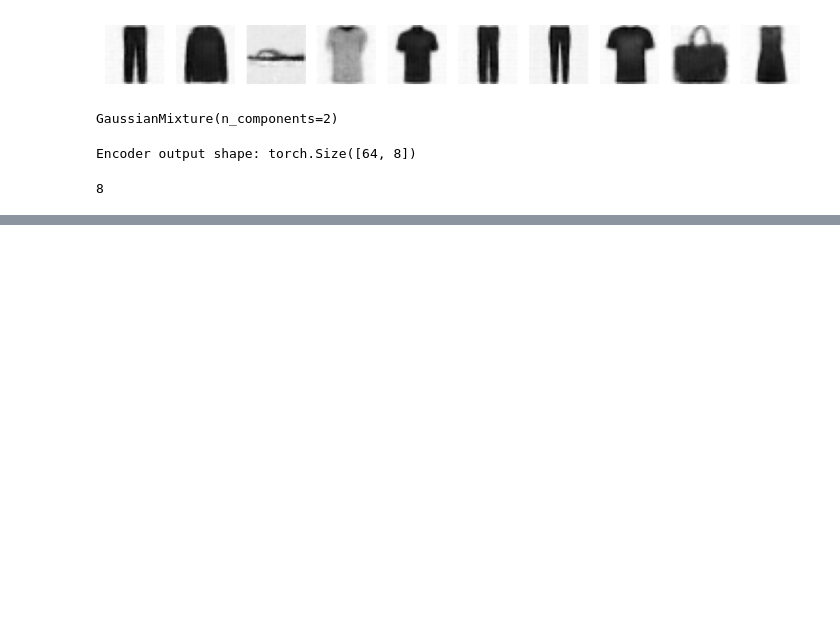
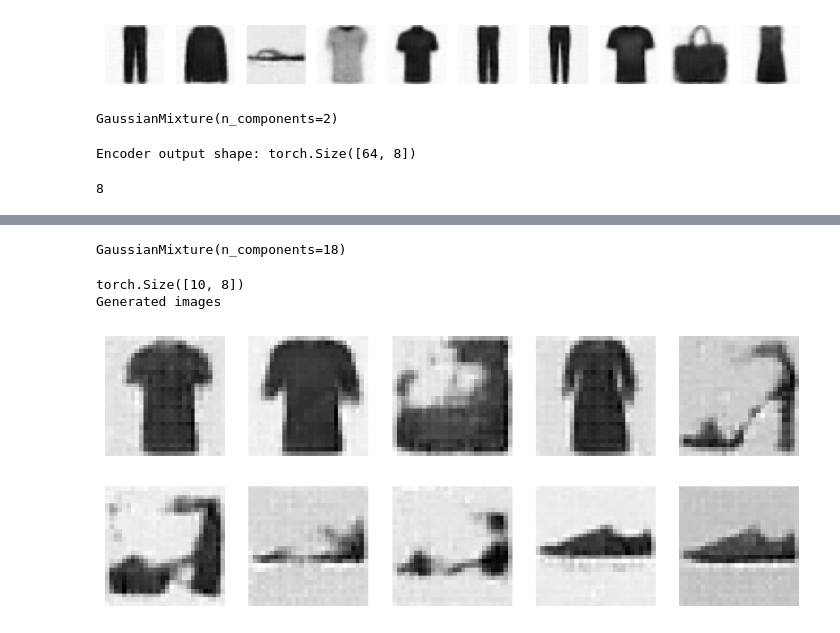
Before and after one commit to Dopo0/Project-deep-unsupervised-learning, a Jupyter notebook: VAEs CNN GMMs.ipynb, the cells around one changed output, grey strips where cells are left out. Saved outputs shown, nothing was run; the diff lists cells and outputs as text; code cells hidden in the pictures; blank space fills up the shorter version.

```diff
--- a/VAEs CNN GMMs.ipynb
+++ b/VAEs CNN GMMs.ipynb
@@ -309,0 +352,42 @@ Generated images
+# %%
+# Get latent space representations for training data
+latent_vectors = []
+with torch.no_grad():
+    for data in trainLoader:
+        images, _ = data
+        images = images.to(device)
+        latent_vector = model.encoder(images).view(images.size(0), -1).cpu().numpy()
+        latent_vectors.append(latent_vector)
+latent_vectors = np.concatenate(latent_vectors)
+
+# Fit a Gaussian Mixture Model
+n_components = 18  # Adjust the number of components as needed
+gmm = GaussianMixture(n_components=n_components, covariance_type='full')
+gmm.fit(latent_vectors)
+# %% [output]
+GaussianMixture(n_components=18)
+# %%
+latent_samples = gmm.sample(10)  # Generate 10 samples
+latent_samples = latent_samples[0]  # Extract samples
+
+# Convert samples to torch tensor
+latent_samples = torch.from_numpy(latent_samples).float().to(device)
+print(latent_samples.shape)
+# Generate images from sampled latent vectors
+with torch.no_grad():
+    generated_images = model.decoder(latent_samples)
+    generated_images = generated_images.cpu()
+
+
+# Visualize generated images
+plt.figure(figsize=(10, 4))
+print('Generated images')
+for i in range(10):
+    plt.subplot(2, 5, i + 1)
+    plt.imshow(generated_images[i].numpy().squeeze(), cmap='gray_r')
+    plt.axis('off')
+plt.show()
+# %% [output]
+torch.Size([10, 8])
+Generated images
+[figure, added]
```
Also changed, not shown: parts of 3 cells of this notebook, 6 other files.
